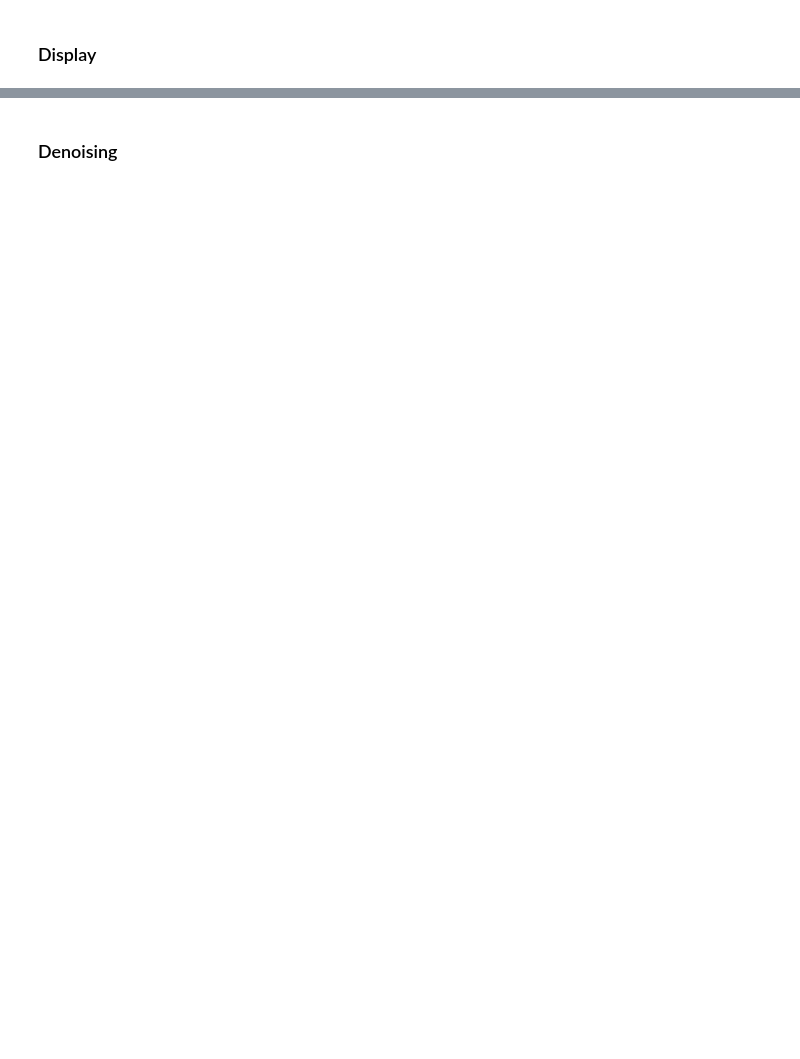
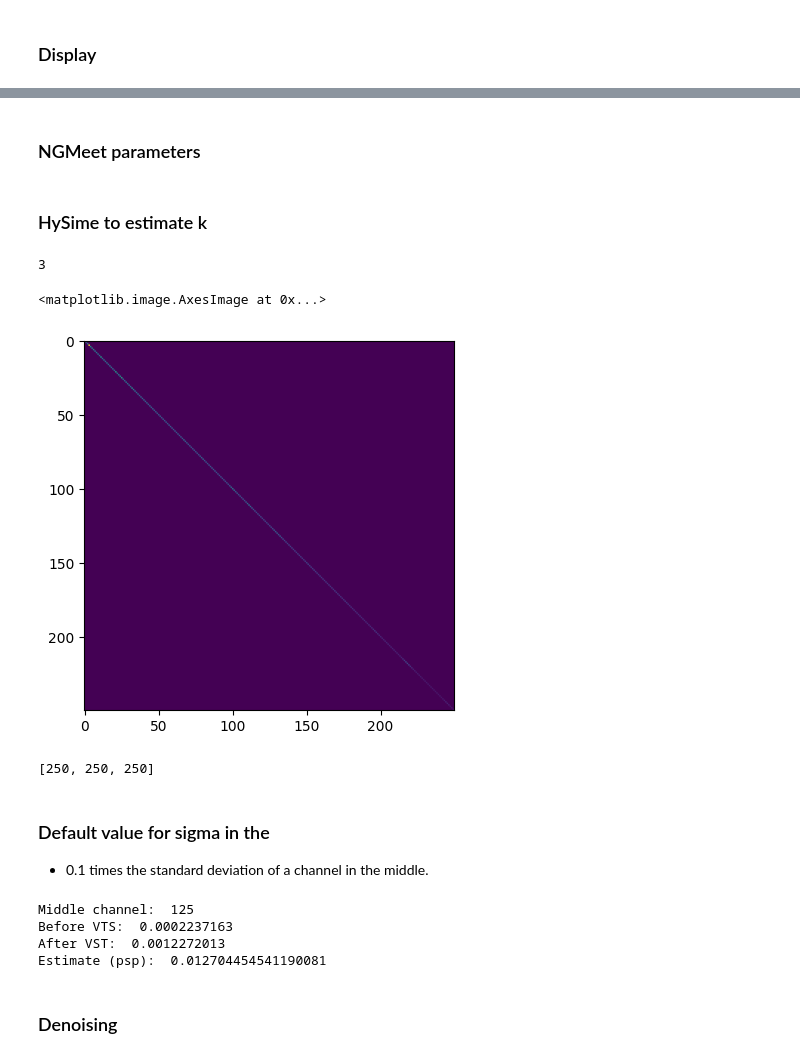
Before and after one commit to amjams/PreHyperspectralEDX, a Jupyter notebook: advanced_denoising/02_Denoise_NGMeet.ipynb, the cells around one changed output, grey strips where cells are left out. Cells and saved outputs as stored; diff of their text form; code cells hidden in the pictures; blank space fills up the shorter version.

```diff
--- a/advanced_denoising/02_Denoise_NGMeet.ipynb
+++ b/advanced_denoising/02_Denoise_NGMeet.ipynb
@@ -99,3 +124,54 @@ ax[1].imshow(tile_pavia.FalseColor(bands_2))
+# %% [markdown]
+### NGMeet parameters
+# %%
+# set dataset to denoise
+hsi_noisy = np.ascontiguousarray(tile.EDX)
+hsi_noisy, min, max = MinMax(hsi_noisy, return_extra=True)
+h,w,b = hsi_noisy.shape
+
+
+# Optional variance stablilzation
+G = np.mean(hsi_noisy,axis=2).reshape(h*w,1)
+G = np.ones_like(G)   # optional
+H = np.mean(np.mean(hsi_noisy,axis=0),axis=0).reshape(b,-1)
+W = G@np.transpose(H)
+W = np.sqrt(W)
+hsi_noisy = np.divide(hsi_noisy,W.reshape((h,w,b)))
+
+
+# Estimate noise
+noise_est, noise_corr = est_noise(hsi_noisy.reshape(tile.EDX_2D.shape), 'additive_noise')
+# %% [markdown]
+### HySime to estimate k
+# %%
+k, _ = hysime(hsi_noisy.reshape(tile.EDX_2D.shape), noise_est, noise_corr)
+print(k)
+sigma  = np.sqrt(np.var(noise_est))
+# %% [output]
+3
+# %%
+plt.imshow(noise_corr)
+# %% [output]
+<matplotlib.image.AxesImage at 0x...>
+[figure, added]
+# %%
+print(HfcVd(hsi_noisy.reshape(tile.EDX_2D.shape)))
+# %% [output]
+[250, 250, 250]
+# %% [markdown]
+### Default value for sigma in the
+- 0.1 times the standard deviation of a channel in the middle.
+# %%
+middel_channel = int(np.ceil(tile.EDX_dim[2]/2))
+print("Middle channel: ", middel_channel)
+print("Before VTS: ", 0.1*np.std(tile.EDX[:,:,middel_channel]))
+print("After VST: ", 0.1*np.std(hsi_noisy[:,:,middel_channel]))
+print("Estimate (psp): ", sigma)
+# %% [output]
+Middle channel:  125
+Before VTS:  0.0002237163
+After VST:  0.0012272013
+Estimate (psp):  0.012704454541190081
 # %% [markdown]
 ### Denoising
 # %%
```
Also changed, not shown: parts of 16 cells of this notebook, 7 other files.
